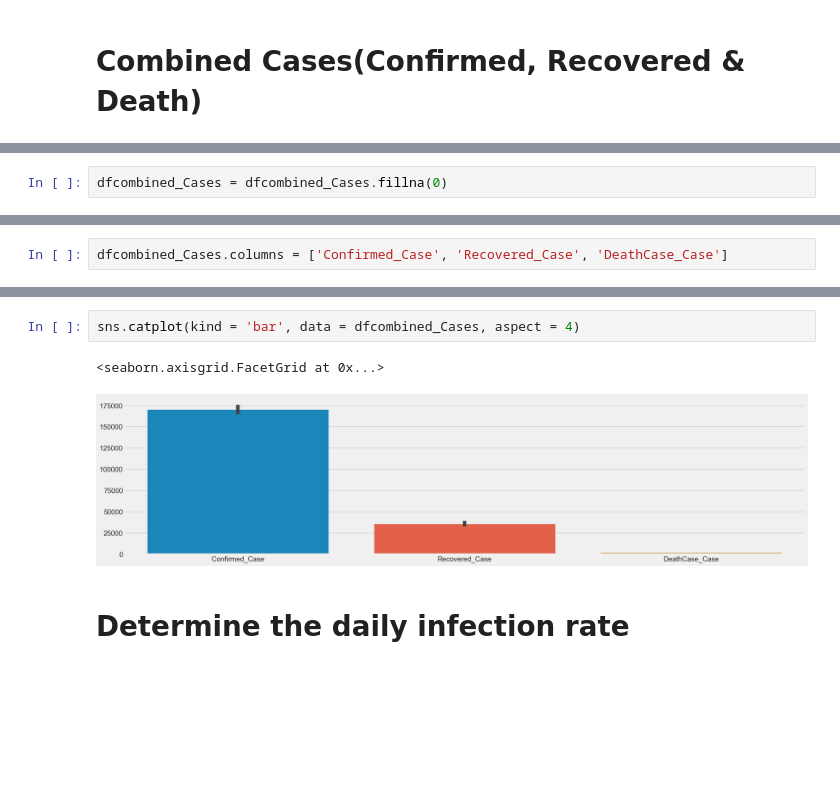
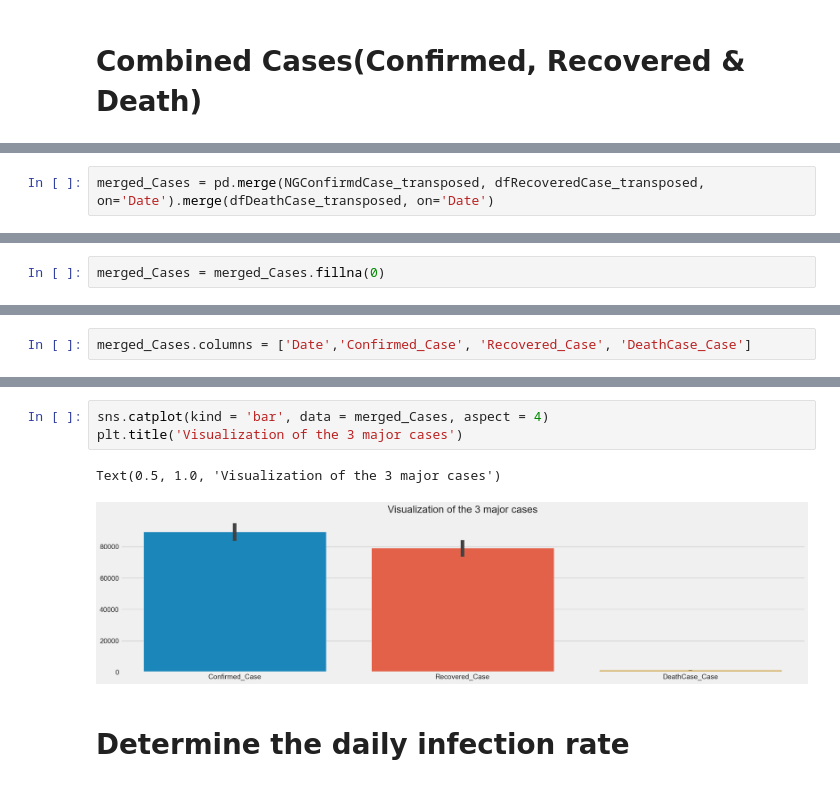
Before and after one commit to Ustacky-dev/Nigeria-COVID-19-Data-Analysis-Using-Python, a Jupyter notebook: My_Capstone Project-Copy1.ipynb, the cells around one changed output, grey strips where cells are left out. Drawn from its saved outputs; the diff is of its cells as text; blank space fills up the shorter version.

```diff
--- a/My_Capstone Project-Copy1.ipynb
+++ b/My_Capstone Project-Copy1.ipynb
@@ -1204,0 +1208,2 @@ dfcombined_Cases
+# %%
+merged_Cases = pd.merge(NGConfirmdCase_transposed, dfRecoveredCase_transposed, on='Date').merge(dfDeathCase_transposed, on='Date')
@@ -1205,2 +1226,2 @@ dfcombined_Cases
 # %%
-dfcombined_Cases = dfcombined_Cases.fillna(0)
+merged_Cases = merged_Cases.fillna(0)
@@ -1223,2 +1248,2 @@ dfcombined_Cases
 # %%
-dfcombined_Cases.columns = ['Confirmed_Case', 'Recovered_Case', 'DeathCase_Case']
+merged_Cases.columns = ['Date','Confirmed_Case', 'Recovered_Case', 'DeathCase_Case']
@@ -1248,8 +1266,9 @@ Index(['Confirmed_Case', 'Recovered_Case', 'DeathCase_Case'], dtype='object')
 # %%
-sns.catplot(kind = 'bar', data = dfcombined_Cases, aspect = 4)
+sns.catplot(kind = 'bar', data = merged_Cases, aspect = 4)
+plt.title('Visualization of the 3 major cases')
 # %% [output]
-<seaborn.axisgrid.FacetGrid at 0x...>
+Text(0.5, 1.0, 'Visualization of the 3 major cases')
-[figure, old version]
+[figure, new version]
 # %% [markdown]
 # Determine the daily infection rate
 # %%
```
Also changed, not shown: parts of 77 cells of this notebook.
